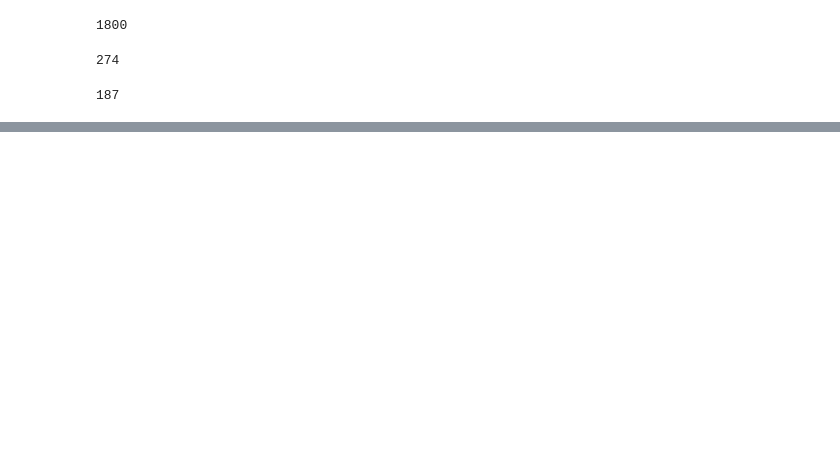
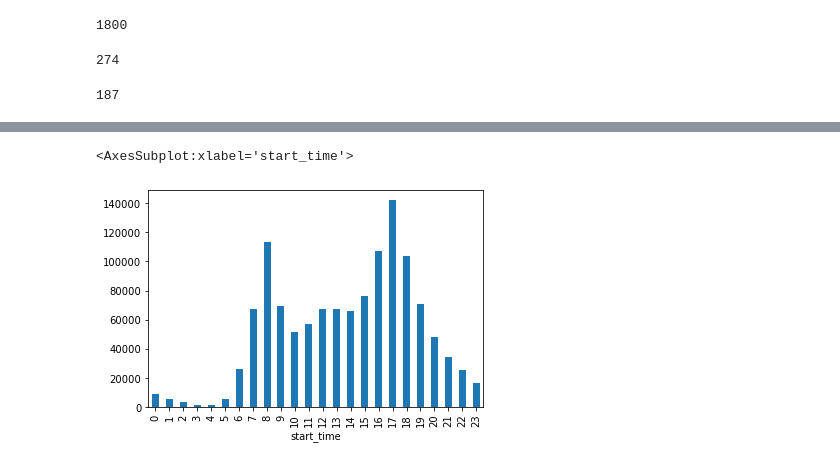
Before and after one commit to renefreitag/Data_Vipers, a Jupyter notebook: CBA/daniel_CBA.ipynb, the cells around one changed output, grey strips where cells are left out. Cells and saved outputs as stored; diff of their text form; code cells hidden in the pictures; blank space fills up the shorter version.

Commit message:
Plots

```diff
--- a/CBA/daniel_CBA.ipynb
+++ b/CBA/daniel_CBA.ipynb
@@ -137,11 +136,11 @@ df.head()
 # %%
 #Anschließend werden aus 'lat' und 'long' die Coords gebildet
 # %%
-#df["start_coordinates"] = list(zip(df["start_lat"],df["start_long"]))
+df["start_coordinates2"] = list(zip(df["start_lat"],df["start_long"]))
 # %%
-#df["end_coordinates"] = list(zip(df["end_lat"],df["end_long"]))
+df["end_coordinates2"] = list(zip(df["end_lat"],df["end_long"]))
 # %%
-# df.drop(['start_lat','end_lat','start_long','end_long'], axis=1, inplace=True)
+ df.drop(['start_lat','end_lat','start_long','end_long'], axis=1, inplace=True)
 # %%
 #df['Distance (KM)'] = df.apply(lambda row: calc_distances(row.start_coordinates, row.end_coordinates), axis=1)
 # %%
@@ -203,4 +186,4 @@ df.head(3403)
 # %%
-df['start_hour'] = df.apply(lambda row: get_hour(row.start_time), axis=1)
+#df['start_hour'] = df.apply(lambda row: get_hour(row.start_time), axis=1)
 #print(get_hour(df['start_time'][0]))
 #print(df['start_time'][3232].hour)
@@ -234,0 +190,6 @@ df.head(4342)
+# %%
+df['start_time'].groupby([df['start_time'].dt.hour]).count().plot(kind="bar")#.get_legend().remove()
+#ALLE ZUSAMMEN
+# %% [output]
+<AxesSubplot:xlabel='start_time'>
+[figure, added]
```
Also changed, not shown: parts of 16 cells of this notebook.
